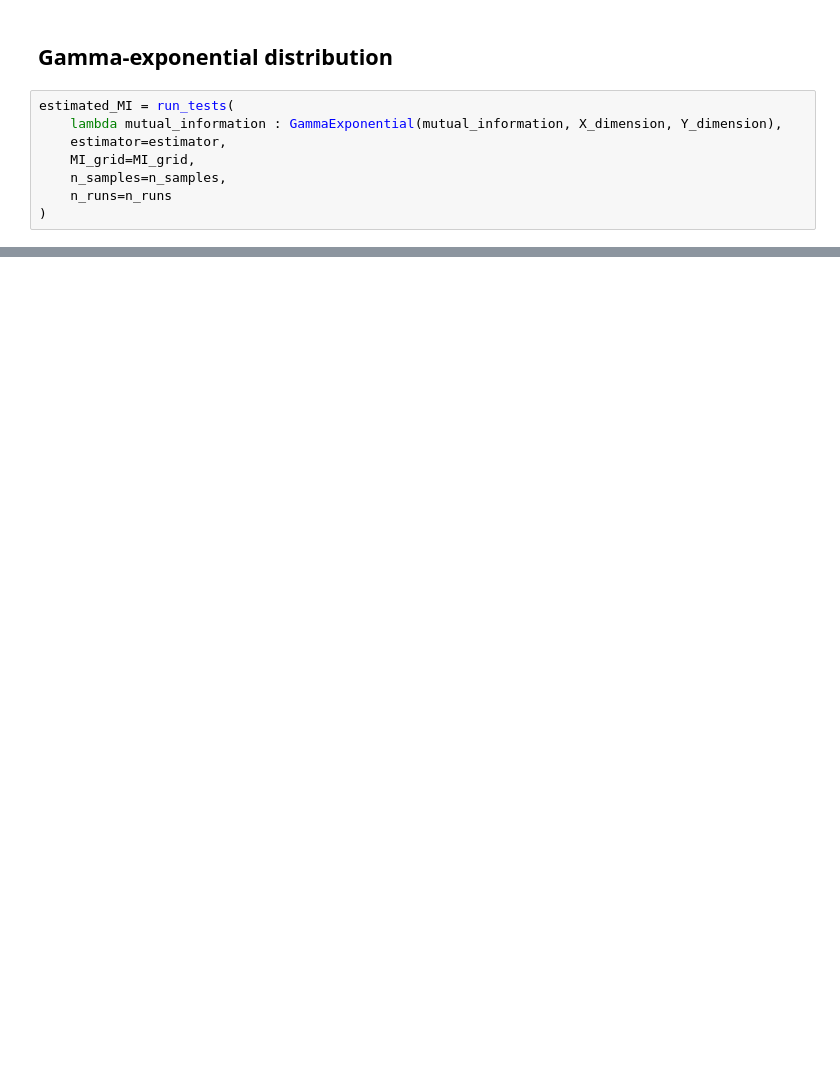
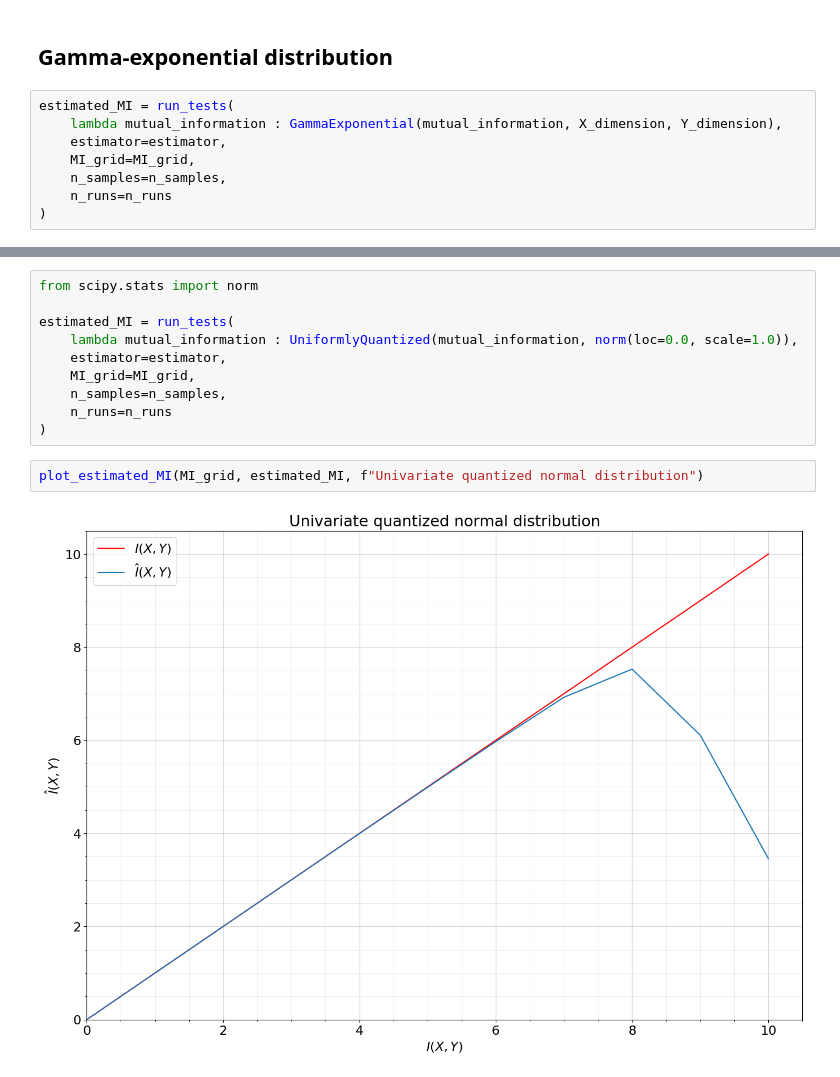
Before and after one commit to VanessB/mutinfo, a Jupyter notebook: source/examples/KSG.ipynb, the cells around one changed output, grey strips where cells are left out. Cells and saved outputs as stored; diff of their text form; blank space fills up the shorter version.

Commit message:
Added continuous-discrete pair of dependent random variables with known ground truth mutual information.

```diff
--- a/source/examples/KSG.ipynb
+++ b/source/examples/KSG.ipynb
@@ -115,0 +118,14 @@ plot_estimated_MI(MI_grid, estimated_MI, f"Multivariate gamma-exponential distri
+# %%
+from scipy.stats import norm
+
+estimated_MI = run_tests(
+    lambda mutual_information : UniformlyQuantized(mutual_information, norm(loc=0.0, scale=1.0)),
+    estimator=estimator,
+    MI_grid=MI_grid,
+    n_samples=n_samples,
+    n_runs=n_runs
+)
+# %%
+plot_estimated_MI(MI_grid, estimated_MI, f"Univariate quantized normal distribution")
+# %% [output]
+[figure, added]
```
Also changed, not shown: parts of 7 cells of this notebook, 5 other files.
